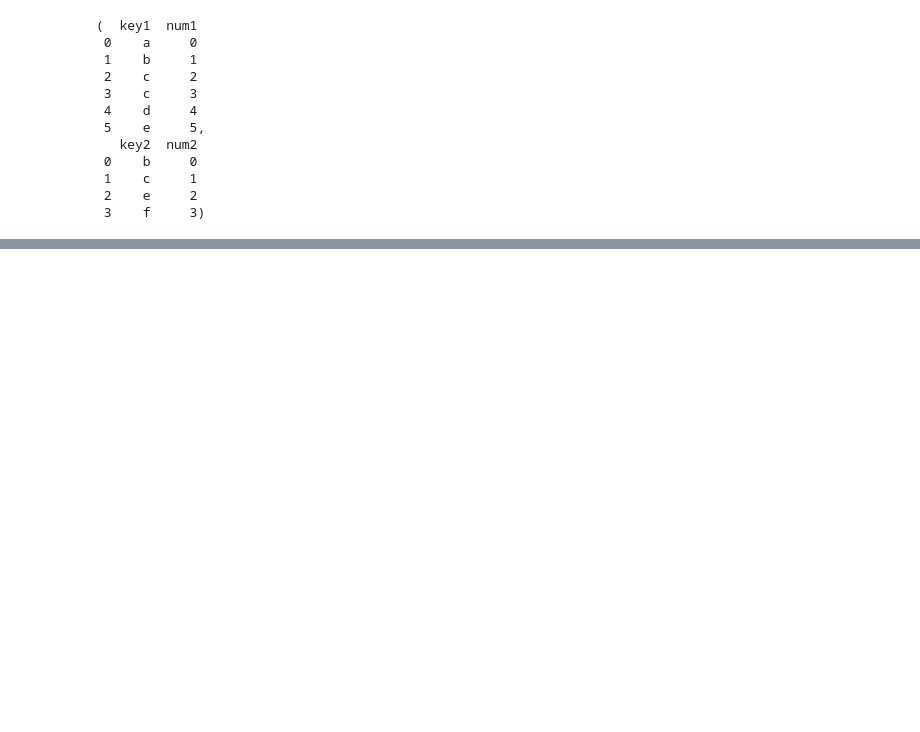
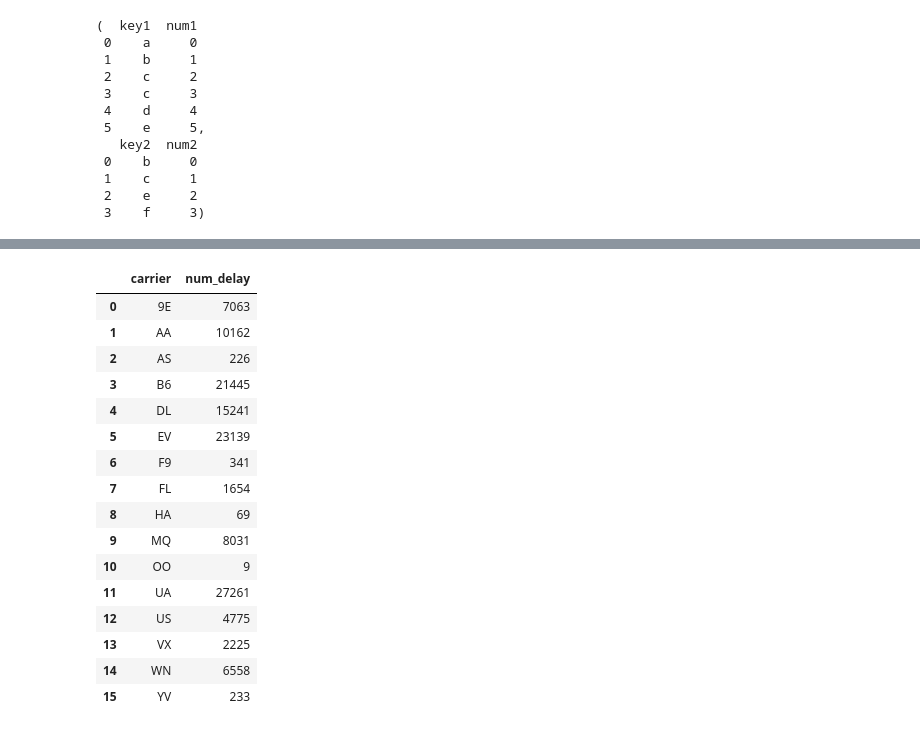
Before and after one commit to KhatiwadaPrajwal056/Data-Science-Training, a Jupyter notebook: kec day 10.ipynb, the cells around one changed output, grey strips where cells are left out. Cells and saved outputs as stored; diff of their text form; code cells hidden in the pictures; blank space fills up the shorter version.

```diff
--- a/kec day 10.ipynb
+++ b/kec day 10.ipynb
@@ -52,0 +319,20 @@ d3,d4
+# %%
+delay_flights
+# %% [output]
+|  | carrier | num_delay |
+| 0 | 9E | 7063 |
+| 1 | AA | 10162 |
+| 2 | AS | 226 |
+| 3 | B6 | 21445 |
+| 4 | DL | 15241 |
+| 5 | EV | 23139 |
+| 6 | F9 | 341 |
+| 7 | FL | 1654 |
+| 8 | HA | 69 |
+| 9 | MQ | 8031 |
+| 10 | OO | 9 |
+| 11 | UA | 27261 |
+| 12 | US | 4775 |
+| 13 | VX | 2225 |
+| 14 | WN | 6558 |
+| 15 | YV | 233 |
```
Also changed, not shown: parts of 35 cells of this notebook.
